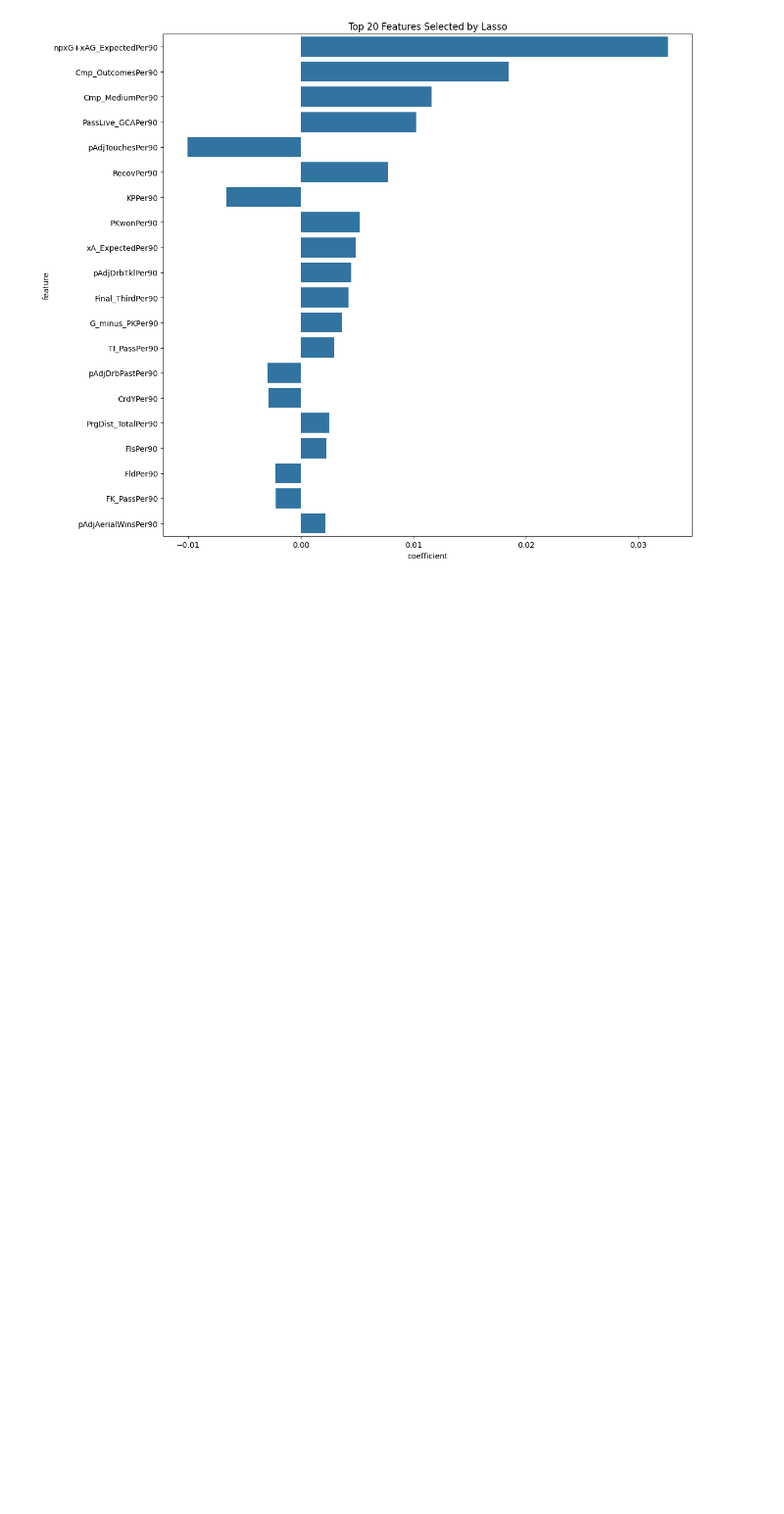
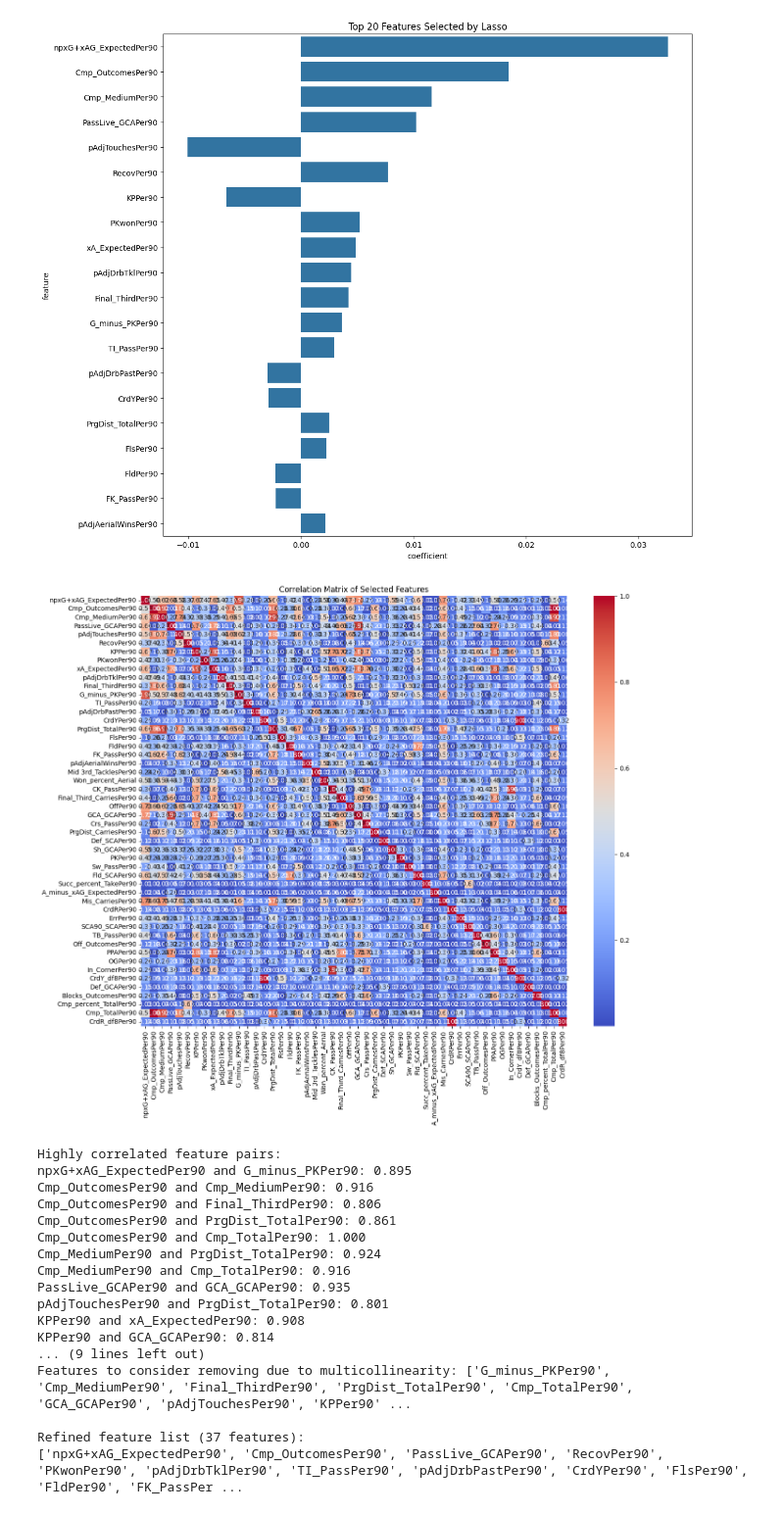
Before and after one commit to arshthesingh/player-value-added, a Jupyter notebook: baseline/spm_baseline.ipynb, the cells around one changed output. Shown at 98% size. Cells and saved outputs as stored; diff of their text form; code cells hidden in the pictures; blank space fills up the shorter version.

Commit message:
Added feature correlation with target variable for further feature selection.

```diff
--- a/baseline/spm_baseline.ipynb
+++ b/baseline/spm_baseline.ipynb
@@ -350,3 +350,71 @@ Lasso selected 50 features:
            Cmp_TotalPer90     0.000088  0.000088
             CrdR_df8Per90    -0.000044  0.000044
 [figure]
+# %%
+# Get correlation matrix for selected features only
+X_selected = X[selected_feature_names]
+corr_matrix = X_selected.corr().abs()
+
+plt.figure(figsize=(14, 12))
+sns.heatmap(corr_matrix, annot=True, cmap='coolwarm', fmt='.2f')
+plt.title('Correlation Matrix of Selected Features')
+plt.tight_layout()
+plt.savefig('feature_correlation_matrix.png')
+plt.show()
+
+# Identify highly correlated feature pairs
+high_corr_pairs = []
+for i in range(len(corr_matrix.columns)):
+    for j in range(i+1, len(corr_matrix.columns)):
+        if corr_matrix.iloc[i, j] > 0.8:  # Threshold for high correlation
+            high_corr_pairs.append((
+                corr_matrix.columns[i],
+                corr_matrix.columns[j],
+                corr_matrix.iloc[i, j]
+            ))
+
+if high_corr_pairs:
+    print("\nHighly correlated feature pairs:")
+    for feat1, feat2, corr in high_corr_pairs:
+        print(f"{feat1} and {feat2}: {corr:.3f}")
+
+    # For each highly correlated pair, keep the one with higher correlation to target
+    features_to_remove = []
+    for feat1, feat2, _ in high_corr_pairs:
+        corr1 = abs(np.corrcoef(X[feat1], y)[0, 1])
+        corr2 = abs(np.corrcoef(X[feat2], y)[0, 1])
+        if corr1 < corr2:
+            if feat1 not in features_to_remove:
+                features_to_remove.append(feat1)
+        else:
+            if feat2 not in features_to_remove:
+                features_to_remove.append(feat2)
+
+    print(f"\nFeatures to consider removing due to multicollinearity: {features_to_remove}")
+
+    # Create refined feature list
+    refined_features = [f for f in selected_feature_names if f not in features_to_remove]
+    print(f"\nRefined feature list ({len(refined_features)} features):")
+    print(refined_features)
+else:
+    refined_features = selected_feature_names
+    print("\nNo high multicollinearity detected among selected features")
+# %% [output]
+[figure, added]
+Highly correlated feature pairs:
+npxG+xAG_ExpectedPer90 and G_minus_PKPer90: 0.895
+Cmp_OutcomesPer90 and Cmp_MediumPer90: 0.916
+Cmp_OutcomesPer90 and Final_ThirdPer90: 0.806
+Cmp_OutcomesPer90 and PrgDist_TotalPer90: 0.861
+Cmp_OutcomesPer90 and Cmp_TotalPer90: 1.000
+Cmp_MediumPer90 and PrgDist_TotalPer90: 0.924
+Cmp_MediumPer90 and Cmp_TotalPer90: 0.916
+PassLive_GCAPer90 and GCA_GCAPer90: 0.935
+pAdjTouchesPer90 and PrgDist_TotalPer90: 0.801
+KPPer90 and xA_ExpectedPer90: 0.908
+KPPer90 and GCA_GCAPer90: 0.814
+... (9 lines left out)
+Features to consider removing due to multicollinearity: ['G_minus_PKPer90', 'Cmp_MediumPer90', 'Final_ThirdPer90', 'PrgDist_TotalPer90', 'Cmp_TotalPer90', 'GCA_GCAPer90', 'pAdjTouchesPer90', 'KPPer90' ...
+
+Refined feature list (37 features):
+['npxG+xAG_ExpectedPer90', 'Cmp_OutcomesPer90', 'PassLive_GCAPer90', 'RecovPer90', 'PKwonPer90', 'pAdjDrbTklPer90', 'TI_PassPer90', 'pAdjDrbPastPer90', 'CrdYPer90', 'FlsPer90', 'FldPer90', 'FK_PassPer ...
```
